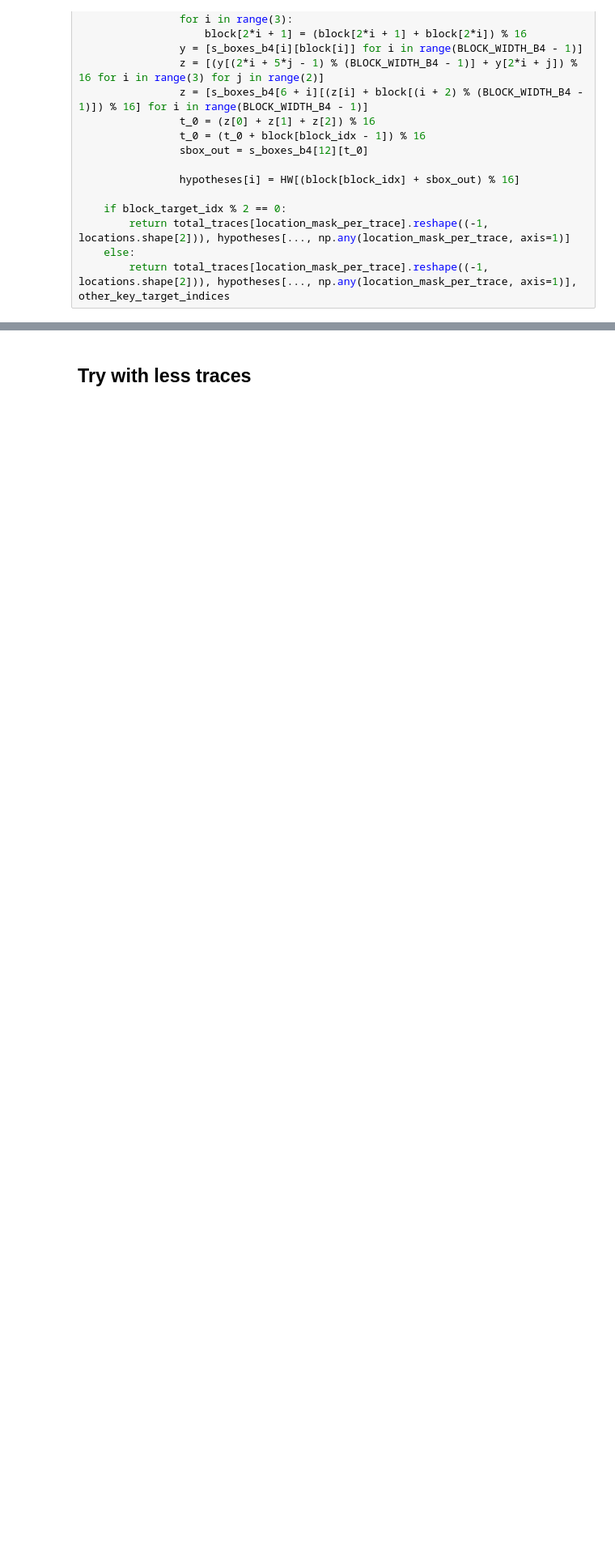
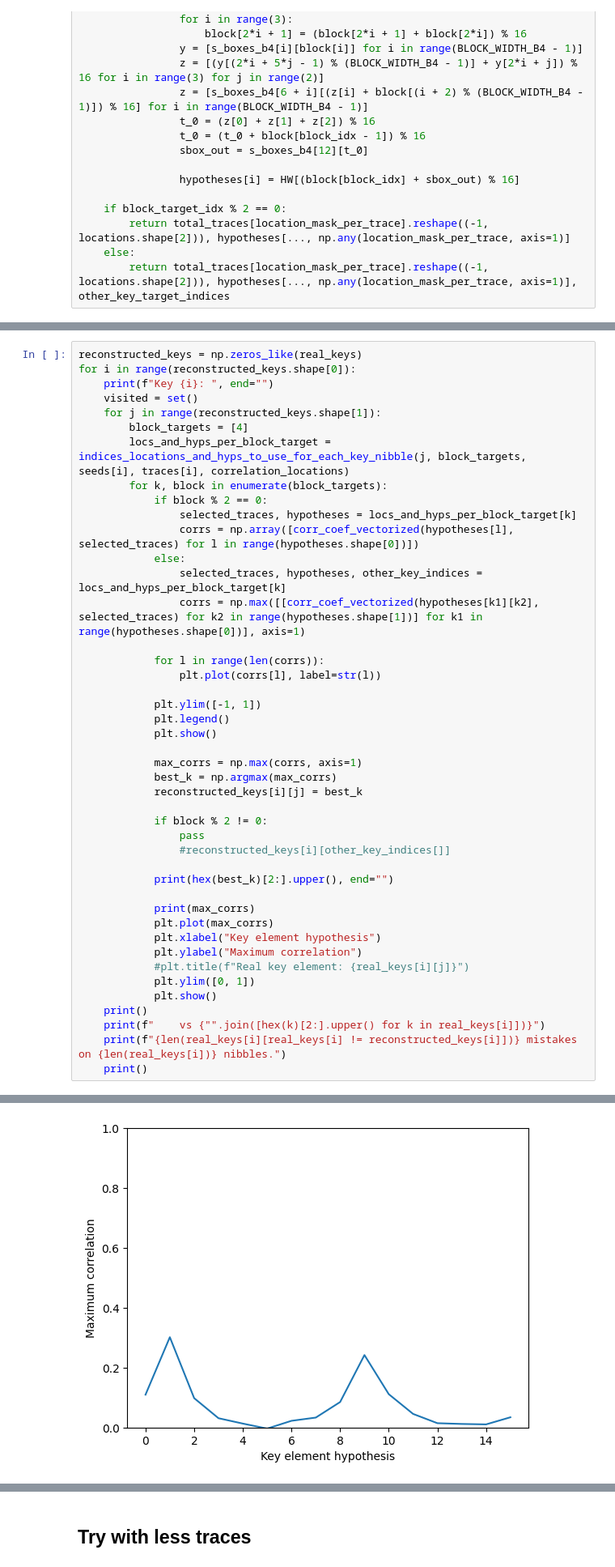
Before and after one commit to Pace222/Elisabeth-b4-SCA, a Jupyter notebook: side_channel_attack/cpa_sbox_4.ipynb, the cells around one changed output, grey strips where cells are left out. Shown at 81% size. Saved outputs shown, nothing was run; the diff lists cells and outputs as text; blank space fills up the shorter version.

```diff
--- a/side_channel_attack/cpa_sbox_4.ipynb
+++ b/side_channel_attack/cpa_sbox_4.ipynb
@@ -87,0 +90,45 @@ def indices_locations_and_hyps_to_use_for_each_key_nibble(key_target_idx: int, b
+# %%
+reconstructed_keys = np.zeros_like(real_keys)
+for i in range(reconstructed_keys.shape[0]):
+    print(f"Key {i}: ", end="")
+    visited = set()
+    for j in range(reconstructed_keys.shape[1]):
+        block_targets = [4]
+        locs_and_hyps_per_block_target = indices_locations_and_hyps_to_use_for_each_key_nibble(j, block_targets, seeds[i], traces[i], correlation_locations)
+        for k, block in enumerate(block_targets):
+            if block % 2 == 0:
+                selected_traces, hypotheses = locs_and_hyps_per_block_target[k]
+                corrs = np.array([corr_coef_vectorized(hypotheses[l], selected_traces) for l in range(hypotheses.shape[0])])
+            else:
+                selected_traces, hypotheses, other_key_indices = locs_and_hyps_per_block_target[k]
+                corrs = np.max([[corr_coef_vectorized(hypotheses[k1][k2], selected_traces) for k2 in range(hypotheses.shape[1])] for k1 in range(hypotheses.shape[0])], axis=1)
+
+            for l in range(len(corrs)):
+                plt.plot(corrs[l], label=str(l))
+
+            plt.ylim([-1, 1])
+            plt.legend()
+            plt.show()
+
+            max_corrs = np.max(corrs, axis=1)
+            best_k = np.argmax(max_corrs)
+            reconstructed_keys[i][j] = best_k
+
+            if block % 2 != 0:
+                pass
+                #reconstructed_keys[i][other_key_indices[]]
+
+            print(hex(best_k)[2:].upper(), end="")
+
+            print(max_corrs)
+            plt.plot(max_corrs)
+            plt.xlabel("Key element hypothesis")
+            plt.ylabel("Maximum correlation")
+            #plt.title(f"Real key element: {real_keys[i][j]}")
+            plt.ylim([0, 1])
+            plt.show()
+    print()
+    print(f"    vs {"".join([hex(k)[2:].upper() for k in real_keys[i]])}")
+    print(f"{len(real_keys[i][real_keys[i] != reconstructed_keys[i]])} mistakes on {len(real_keys[i])} nibbles.")
+    print()
+# %% [output]
@@ -88,3 +140,4 @@ def indices_locations_and_hyps_to_use_for_each_key_nibble(key_target_idx: int, b
+[figure, added]
 # %%
 reconstructed_keys = np.zeros_like(real_keys)
 for i in range(reconstructed_keys.shape[0]):
```
Also changed, not shown: parts of 2 cells of this notebook, 3 other files.
